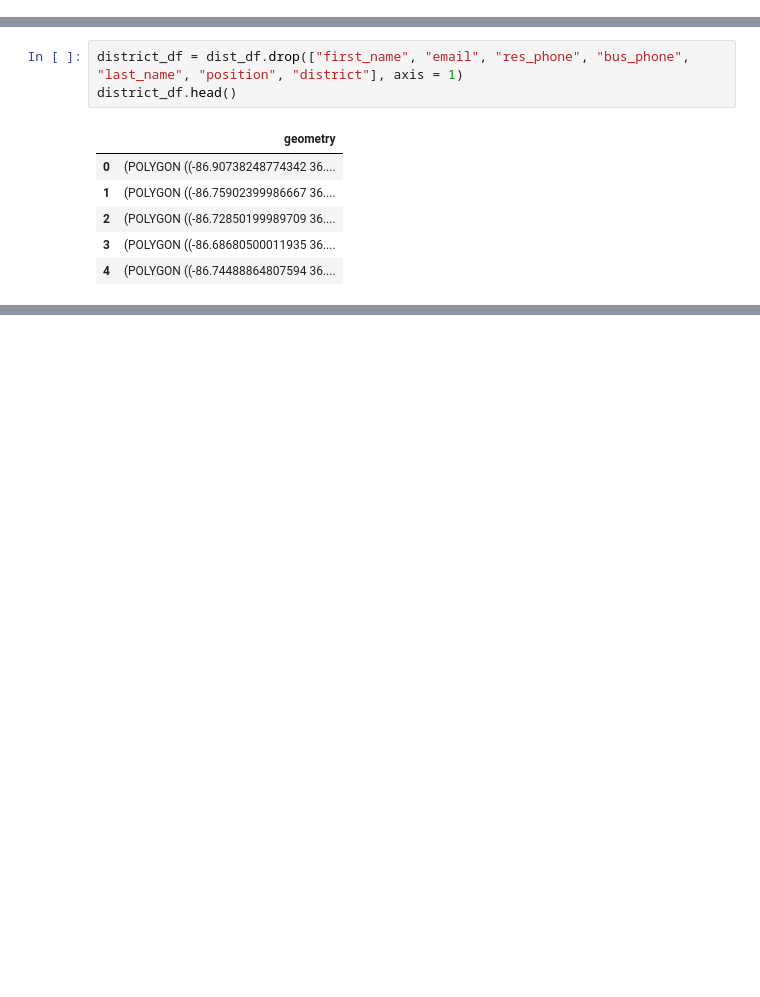
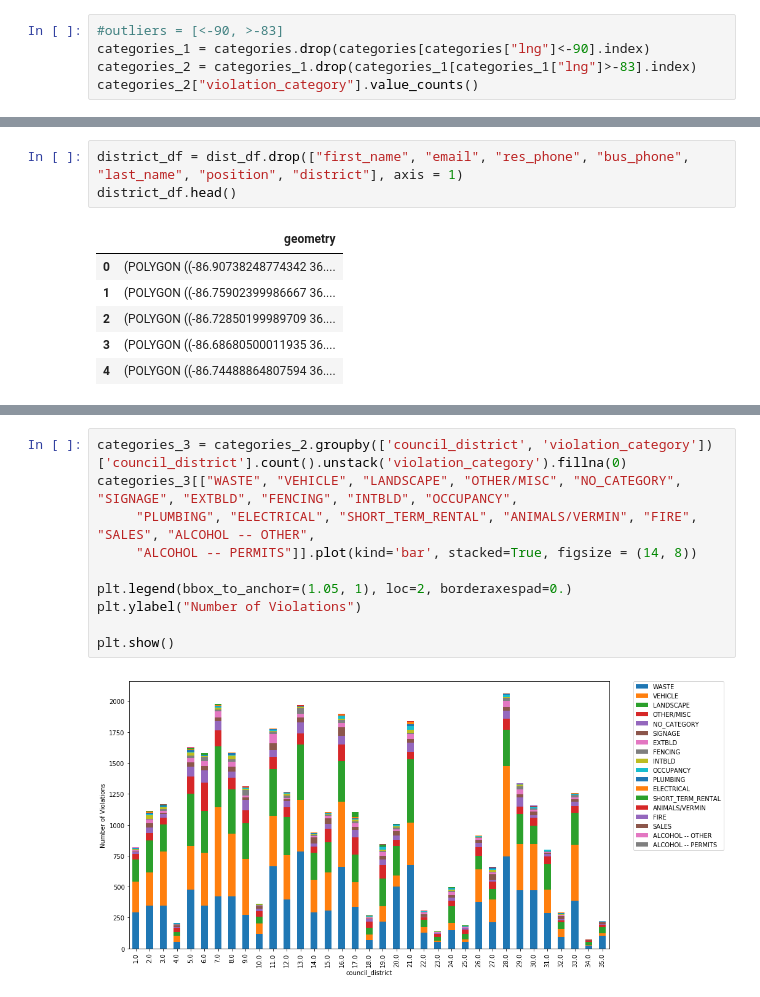
Before and after one commit to DEREJEGETU/data-question-2, a Jupyter notebook: notebooks/SR_DQ2_Final.ipynb, the cells around one changed output, grey strips where cells are left out. Cells and saved outputs as stored; diff of their text form; blank space fills up the shorter version.

```diff
--- a/notebooks/SR_DQ2_Final.ipynb
+++ b/notebooks/SR_DQ2_Final.ipynb
@@ -53,0 +52,5 @@ categories_drop.head(1)
+# %%
+#outliers = [<-90, >-83]
+categories_1 = categories.drop(categories[categories["lng"]<-90].index)
+categories_2 = categories_1.drop(categories_1[categories_1["lng"]>-83].index)
+categories_2["violation_category"].value_counts()
@@ -122,3 +160,15 @@ Loading BokehJS ...
 [interactive output not drawn]
 [interactive output not drawn]
 [interactive output not drawn]
+# %%
+categories_3 = categories_2.groupby(['council_district', 'violation_category'])['council_district'].count().unstack('violation_category').fillna(0)
+categories_3[["WASTE", "VEHICLE", "LANDSCAPE", "OTHER/MISC", "NO_CATEGORY", "SIGNAGE", "EXTBLD", "FENCING", "INTBLD", "OCCUPANCY",
+     "PLUMBING", "ELECTRICAL", "SHORT_TERM_RENTAL", "ANIMALS/VERMIN", "FIRE", "SALES", "ALCOHOL -- OTHER",
+     "ALCOHOL -- PERMITS"]].plot(kind='bar', stacked=True, figsize = (14, 8))
+
+plt.legend(bbox_to_anchor=(1.05, 1), loc=2, borderaxespad=0.)
+plt.ylabel("Number of Violations")
+
+plt.show()
+# %% [output]
+[figure, added]
```
Also changed, not shown: parts of 10 cells of this notebook, 1 other file.
